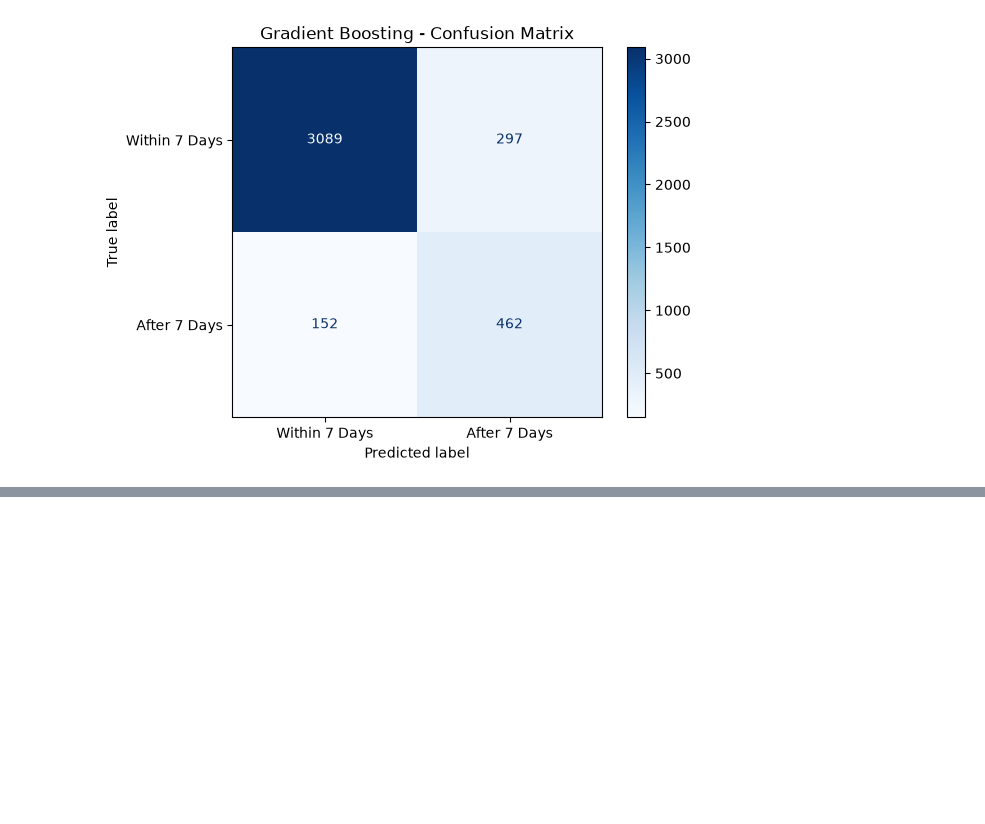
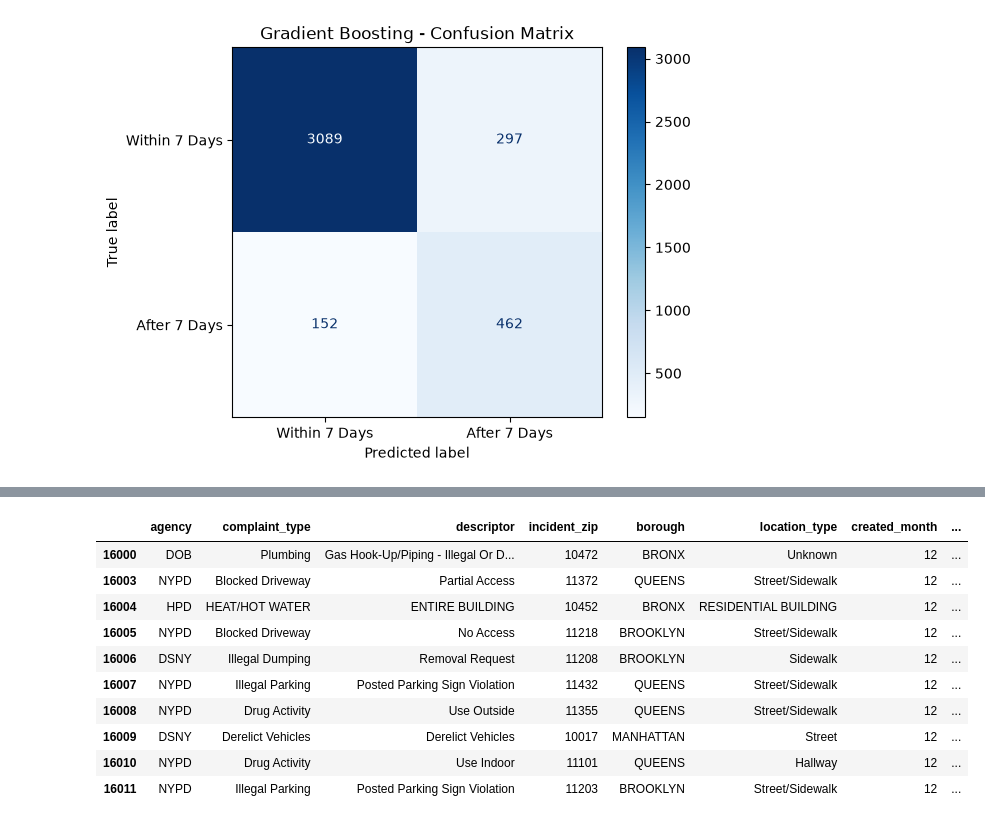
Before and after one commit to Krishnalund/CivicFix, a Jupyter notebook: notebooks/04_model_evaluation.ipynb, the cells around one changed output, grey strips where cells are left out. Saved outputs shown, nothing was run; the diff lists cells and outputs as text; code cells hidden in the pictures; blank space fills up the shorter version.

```diff
--- a/notebooks/04_model_evaluation.ipynb
+++ b/notebooks/04_model_evaluation.ipynb
@@ -397,0 +473,16 @@ Gradient Boosting
+# %%
+within_7_days = prediction_df[prediction_df["target"] == 0]
+
+display(within_7_days.head(10))
+# %% [output]
+|  | agency | complaint_type | descriptor | incident_zip | borough | location_type | created_month | ... |
+| 16000 | DOB | Plumbing | Gas Hook-Up/Piping - Illegal Or D... | 10472 | BRONX | Unknown | 12 | ... |
+| 16003 | NYPD | Blocked Driveway | Partial Access | 11372 | QUEENS | Street/Sidewalk | 12 | ... |
+| 16004 | HPD | HEAT/HOT WATER | ENTIRE BUILDING | 10452 | BRONX | RESIDENTIAL BUILDING | 12 | ... |
+| 16005 | NYPD | Blocked Driveway | No Access | 11218 | BROOKLYN | Street/Sidewalk | 12 | ... |
+| 16006 | DSNY | Illegal Dumping | Removal Request | 11208 | BROOKLYN | Sidewalk | 12 | ... |
+| 16007 | NYPD | Illegal Parking | Posted Parking Sign Violation | 11432 | QUEENS | Street/Sidewalk | 12 | ... |
+| 16008 | NYPD | Drug Activity | Use Outside | 11355 | QUEENS | Street/Sidewalk | 12 | ... |
+| 16009 | DSNY | Derelict Vehicles | Derelict Vehicles | 10017 | MANHATTAN | Street | 12 | ... |
+| 16010 | NYPD | Drug Activity | Use Indoor | 11101 | QUEENS | Hallway | 12 | ... |
+| 16011 | NYPD | Illegal Parking | Posted Parking Sign Violation | 11203 | BROOKLYN | Street/Sidewalk | 12 | ... |
```
Also changed, not shown: parts of 2 cells of this notebook.
